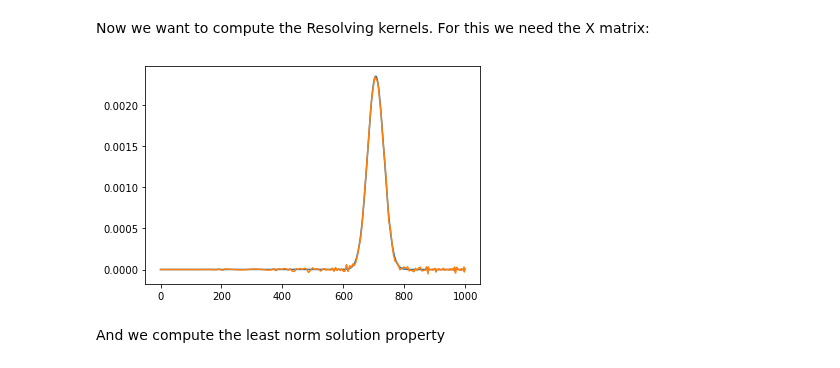
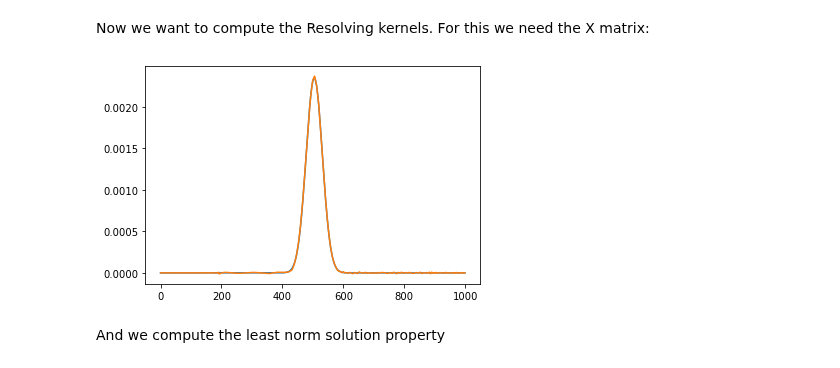
Before and after one commit to Adrian-Mag/SOLA_DLI, a Jupyter notebook: Example_2.ipynb, the cells around one changed output. Drawn from its saved outputs; the diff is of its cells as text; code cells hidden in the pictures.

```diff
--- a/Example_2.ipynb
+++ b/Example_2.ipynb
@@ -113,15 +113,15 @@ Now we want to compute the Resolving kernels. For this we need the X matrix:
 # %%
 Gamma = T * G_adjoint
 X = Gamma * Lambda_inv
 resolving_kernels = np.dot(X.matrix, sensitivity_kernels)
 %matplotlib inline
 # Choose what resolving kernel to plot below
 plt.figure(1)
-plt.plot(target_kernels[70].evaluate(EarthDomain.mesh)[1])
-plt.plot(resolving_kernels[70].evaluate(EarthDomain.mesh)[1])
+plt.plot(target_kernels[50].evaluate(EarthDomain.mesh)[1])
+plt.plot(resolving_kernels[50].evaluate(EarthDomain.mesh)[1])
 plt.show()
 # %% [output]
-[figure, old version]
+[figure, new version]
 # %% [markdown]
 And we compute the least norm solution property
 # %%
```
Also changed, not shown: parts of 2 cells of this notebook, 6 other files.
